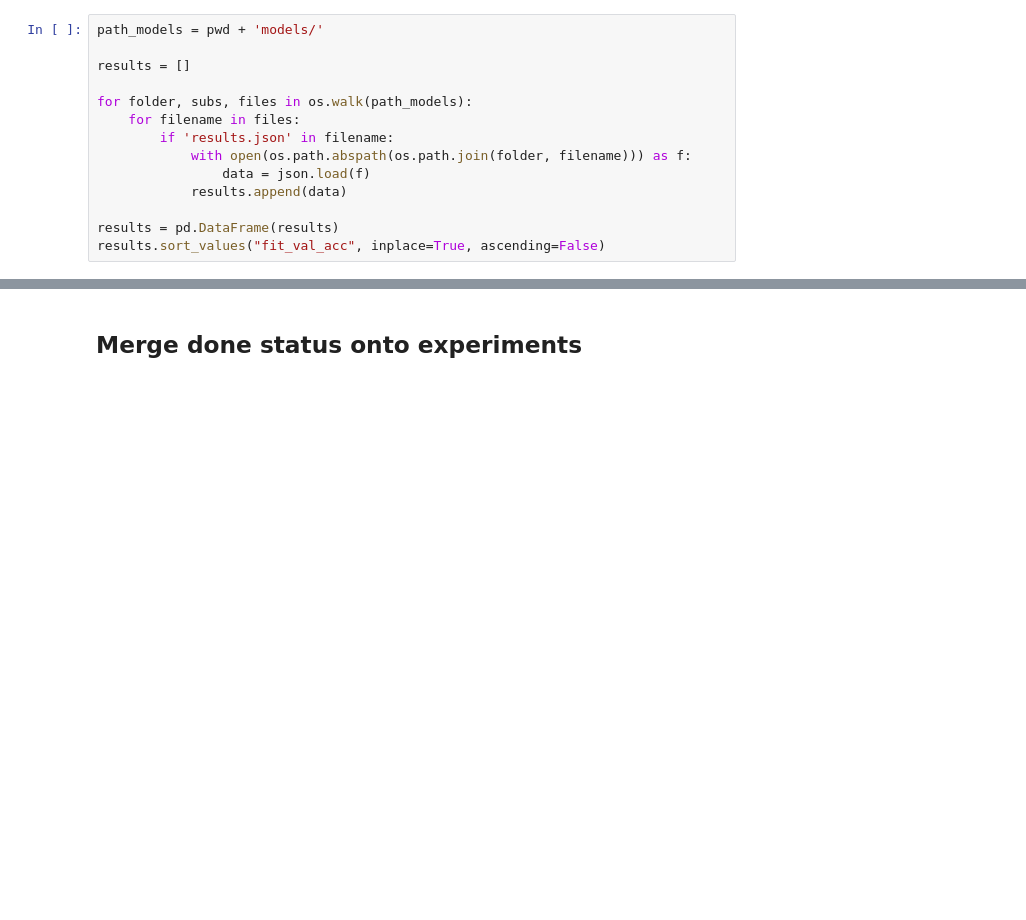
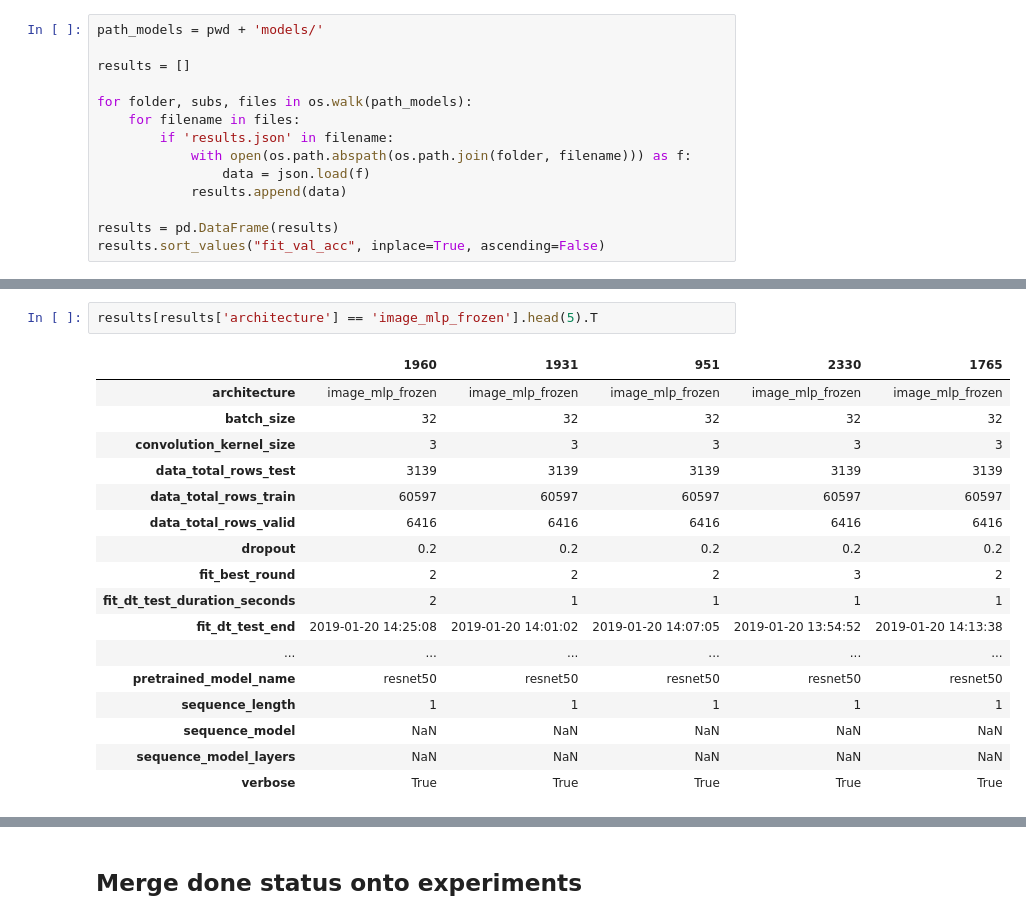
Before and after one commit to alxcnwy/Deep-Neural-Networks-for-Video-Classification, a Jupyter notebook: notebooks/experiments_create_lists.ipynb, the cells around one changed output, grey strips where cells are left out. Saved outputs shown, nothing was run; the diff lists cells and outputs as text; blank space fills up the shorter version.

```diff
--- a/notebooks/experiments_create_lists.ipynb
+++ b/notebooks/experiments_create_lists.ipynb
@@ -283,0 +326,20 @@ results.sort_values("fit_val_acc", inplace=True, ascending=False)
+# %%
+results[results['architecture'] == 'image_mlp_frozen'].head(5).T
+# %% [output]
+|  | 1960 | 1931 | 951 | 2330 | 1765 |
+| architecture | image_mlp_frozen | image_mlp_frozen | image_mlp_frozen | image_mlp_frozen | image_mlp_frozen |
+| batch_size | 32 | 32 | 32 | 32 | 32 |
+| convolution_kernel_size | 3 | 3 | 3 | 3 | 3 |
+| data_total_rows_test | 3139 | 3139 | 3139 | 3139 | 3139 |
+| data_total_rows_train | 60597 | 60597 | 60597 | 60597 | 60597 |
+| data_total_rows_valid | 6416 | 6416 | 6416 | 6416 | 6416 |
+| dropout | 0.2 | 0.2 | 0.2 | 0.2 | 0.2 |
+| fit_best_round | 2 | 2 | 2 | 3 | 2 |
+| fit_dt_test_duration_seconds | 2 | 1 | 1 | 1 | 1 |
+| fit_dt_test_end | 2019-01-20 14:25:08 | 2019-01-20 14:01:02 | 2019-01-20 14:07:05 | 2019-01-20 13:54:52 | 2019-01-20 14:13:38 |
+| ... | ... | ... | ... | ... | ... |
+| pretrained_model_name | resnet50 | resnet50 | resnet50 | resnet50 | resnet50 |
+| sequence_length | 1 | 1 | 1 | 1 | 1 |
+| sequence_model | NaN | NaN | NaN | NaN | NaN |
+| sequence_model_layers | NaN | NaN | NaN | NaN | NaN |
+| verbose | True | True | True | True | True |
```
Also changed, not shown: parts of 16 cells of this notebook, 1 other file.
